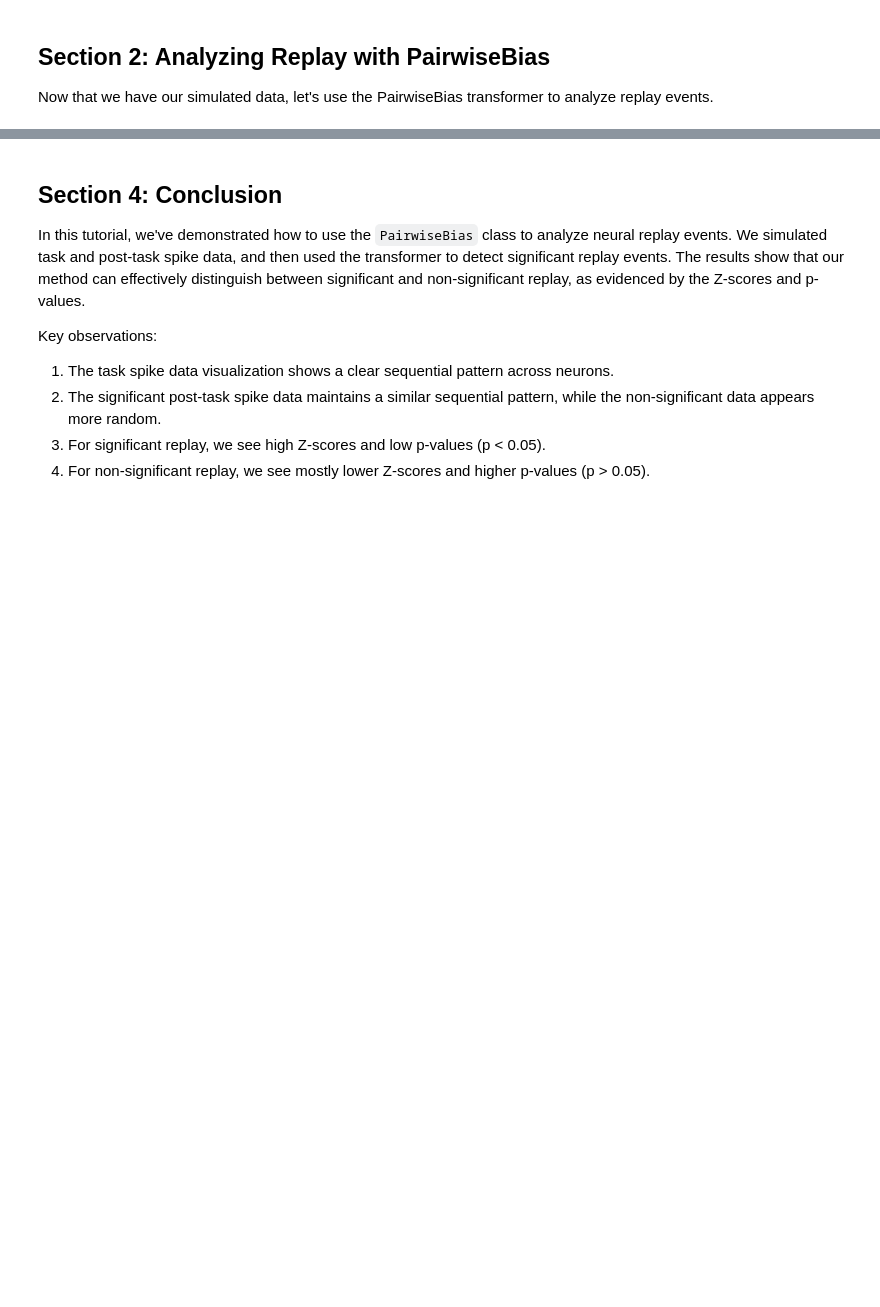
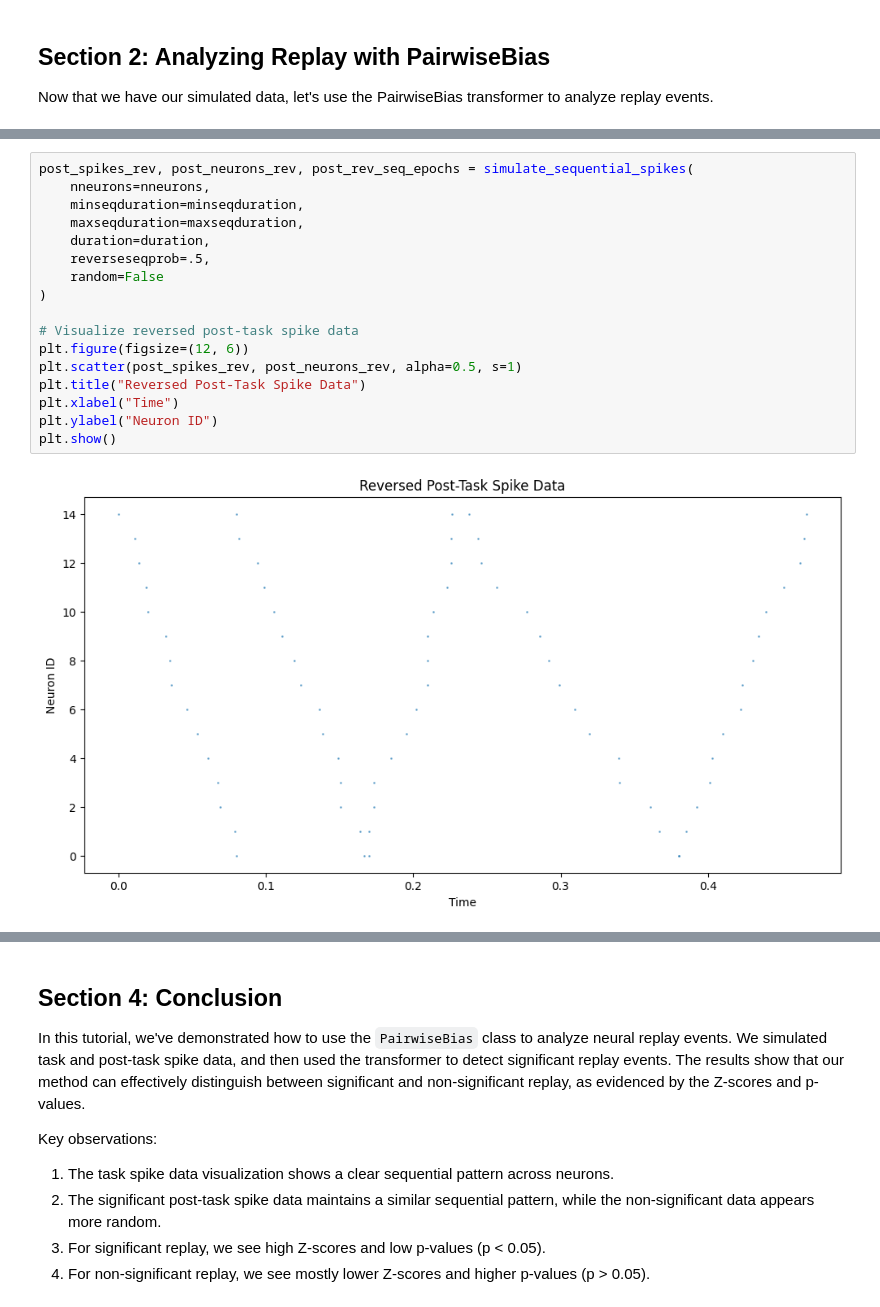
Before and after one commit to ryanharvey1/neuro_py, a Jupyter notebook: tutorials/bias_correlation.ipynb, the cells around one changed output, grey strips where cells are left out. Drawn from its saved outputs; the diff is of its cells as text; blank space fills up the shorter version.

```diff
--- a/tutorials/bias_correlation.ipynb
+++ b/tutorials/bias_correlation.ipynb
@@ -210,0 +223,19 @@ plt.show()
+# %%
+post_spikes_rev, post_neurons_rev, post_rev_seq_epochs = simulate_sequential_spikes(
+    nneurons=nneurons,
+    minseqduration=minseqduration,
+    maxseqduration=maxseqduration,
+    duration=duration,
+    reverseseqprob=.5,
+    random=False
+)
+
+# Visualize reversed post-task spike data
+plt.figure(figsize=(12, 6))
+plt.scatter(post_spikes_rev, post_neurons_rev, alpha=0.5, s=1)
+plt.title("Reversed Post-Task Spike Data")
+plt.xlabel("Time")
+plt.ylabel("Neuron ID")
+plt.show()
+# %% [output]
+[figure, added]
```
Also changed, not shown: parts of 9 cells of this notebook, 1 other file.
